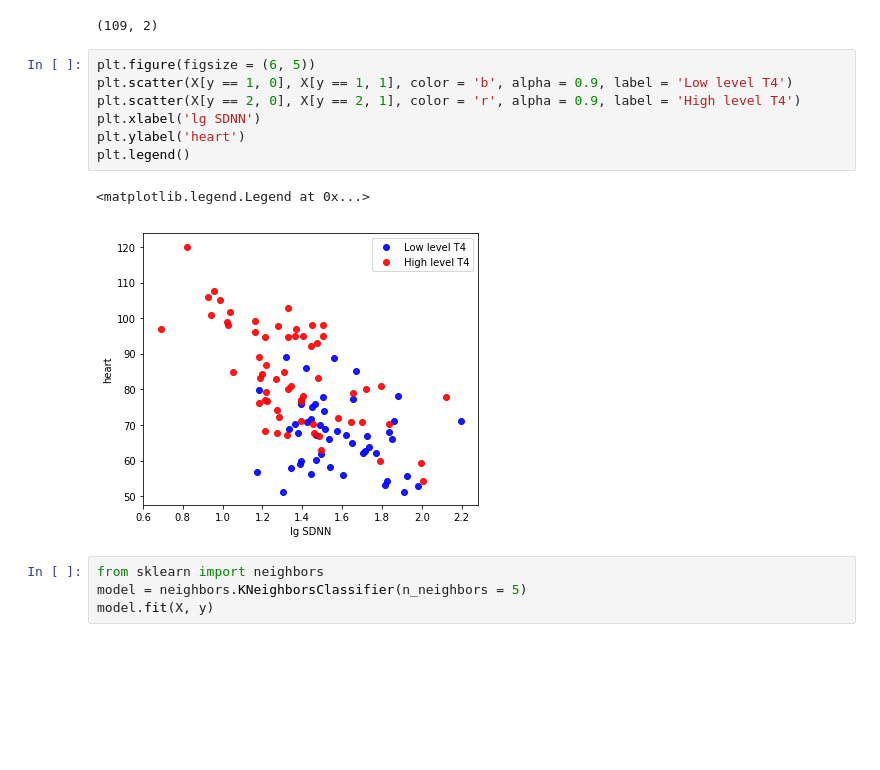
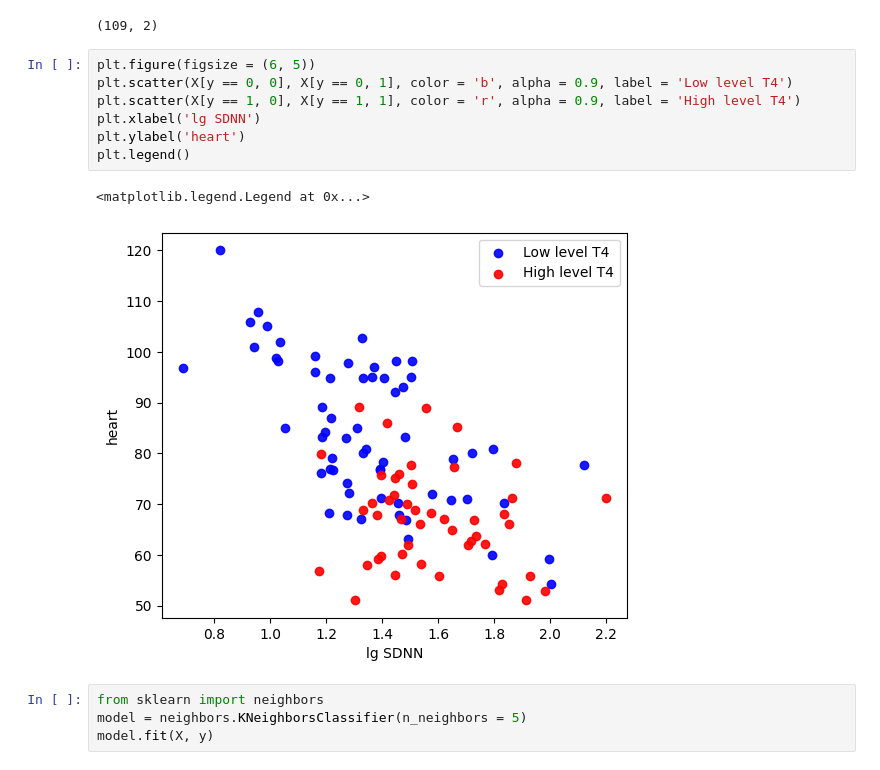
Before and after one commit to kimve1969/mgu_ds_cours, a Jupyter notebook: semestr 2.2/classification/04_KNN - Медицинская диагностика.ipynb, the cells around one changed output. Drawn from its saved outputs; the diff is of its cells as text; blank space fills up the shorter version.

```diff
--- a/semestr 2.2/classification/04_KNN - Медицинская диагностика.ipynb
+++ b/semestr 2.2/classification/04_KNN - Медицинская диагностика.ipynb
@@ -30,14 +30,14 @@ N, d
 (109, 2)
 # %%
 plt.figure(figsize = (6, 5))
-plt.scatter(X[y == 1, 0], X[y == 1, 1], color = 'b', alpha = 0.9, label = 'Low level T4')
-plt.scatter(X[y == 2, 0], X[y == 2, 1], color = 'r', alpha = 0.9, label = 'High level T4')
+plt.scatter(X[y == 0, 0], X[y == 0, 1], color = 'b', alpha = 0.9, label = 'Low level T4')
+plt.scatter(X[y == 1, 0], X[y == 1, 1], color = 'r', alpha = 0.9, label = 'High level T4')
 plt.xlabel('lg SDNN')
 plt.ylabel('heart')
 plt.legend()
 # %% [output]
 <matplotlib.legend.Legend at 0x...>
-[figure, old version]
+[figure, new version]
 # %%
 from sklearn import neighbors
 model = neighbors.KNeighborsClassifier(n_neighbors = 5)
```
